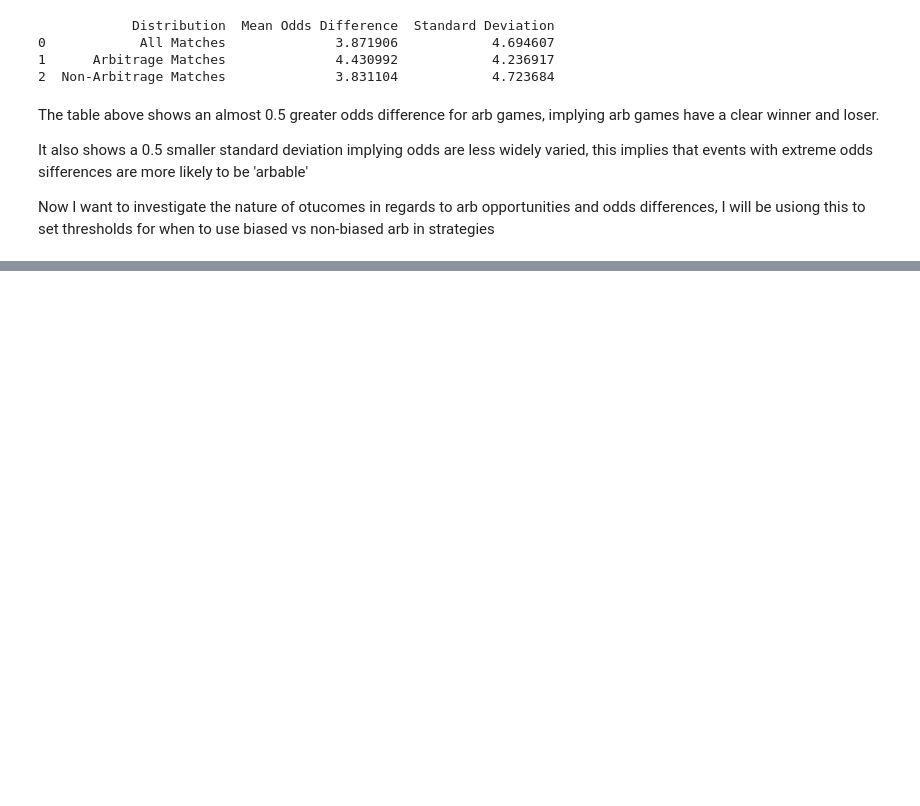
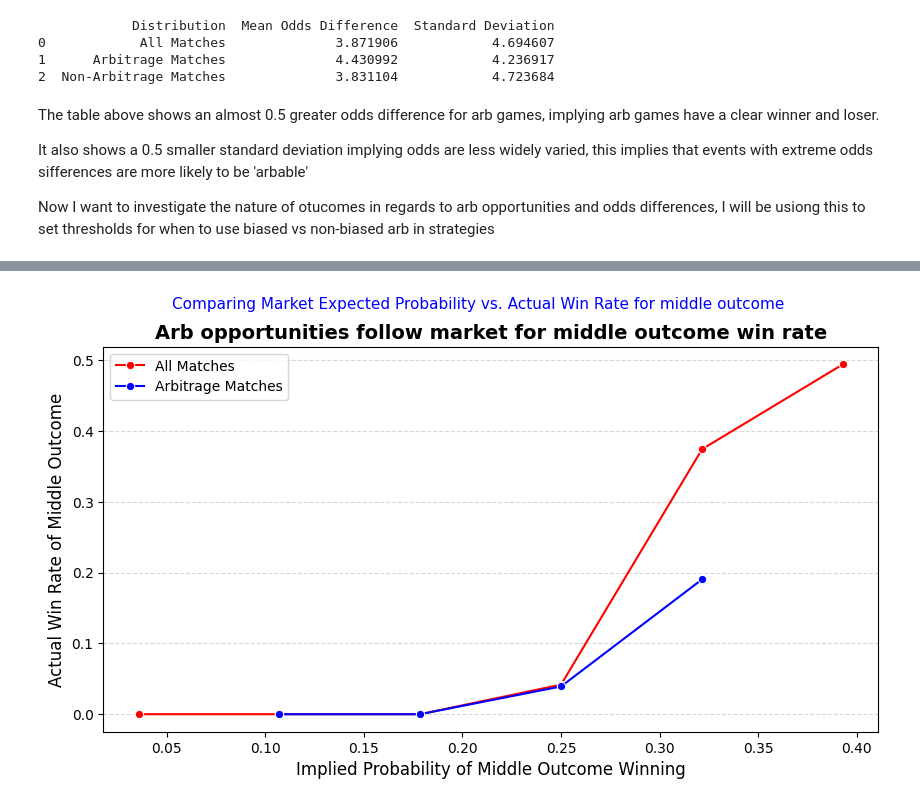
Before and after one commit to thoomkuzhymatthew/EPL_arb_betting, a Jupyter notebook: code/NB04-arbitrage_betting_strategies.ipynb, the cells around one changed output, grey strips where cells are left out. Saved outputs shown, nothing was run; the diff lists cells and outputs as text; code cells hidden in the pictures; blank space fills up the shorter version.

```diff
--- a/code/NB04-arbitrage_betting_strategies.ipynb
+++ b/code/NB04-arbitrage_betting_strategies.ipynb
@@ -446,0 +496,56 @@ by examining the FTR column relative to the odds differences of each event, I wa
+# %%
+
+# ---- Identify Middle-Priced Outcome ----
+def get_middle_priced_outcome(row):
+    odds = {"H": row["max_home"], "A": row["max_away"], "D": row["max_draw"]}
+    sorted_outcomes = sorted(odds.items(), key=lambda x: x[1])  # Sort by odds value
+    return sorted_outcomes[1][0]  # Middle outcome (2nd in sorted list)
+
+merged_df["middle_outcome"] = merged_df.apply(get_middle_priced_outcome, axis=1)
+
+# ---- Assign Whether the Middle-Priced Outcome Won ----
+merged_df["middle_outcome_won"] = merged_df.apply(lambda row: row["FTR"] == row["middle_outcome"], axis=1).astype(int)
+
+# ---- Compute Implied Probability of Middle Outcome ----
+merged_df["implied_prob_middle"] = 1 / merged_df[["max_home", "max_away", "max_draw"]].apply(lambda x: sorted(x)[1], axis=1)
+
+# ---- Split Data: Arbitrage Matches vs. All Matches ----
+arb_events_df = merged_df[merged_df["arbitrage_margin"] > 0].copy()
+
+# ---- Compute Win Rates by Implied Probability Bins (Using Broader Bins) ----
+bins = np.linspace(0, 1, 15)  # 10 bins from 0% to 100% probability for stability
+merged_df["implied_prob_bin"] = pd.cut(merged_df["implied_prob_middle"], bins=bins, right=False)
+arb_events_df["implied_prob_bin"] = pd.cut(arb_events_df["implied_prob_middle"], bins=bins, right=False)
+
+# Compute win rate per implied probability bin
+win_rates_all = merged_df.groupby("implied_prob_bin")["middle_outcome_won"].mean().reset_index()
+win_rates_arb = arb_events_df.groupby("implied_prob_bin")["middle_outcome_won"].mean().reset_index()
+
+# Convert bin labels to numeric values (midpoint of range) for plotting
+win_rates_all["implied_prob_mid"] = win_rates_all["implied_prob_bin"].apply(lambda x: (x.left + x.right) / 2)
+win_rates_arb["implied_prob_mid"] = win_rates_arb["implied_prob_bin"].apply(lambda x: (x.left + x.right) / 2)
+
+# ---- Plot Middle Outcome Win Rate vs. Implied Probability ----
+plt.figure(figsize=(10, 5))
+
+# All matches in red
+sns.lineplot(x=win_rates_all["implied_prob_mid"], y=win_rates_all["middle_outcome_won"], marker="o", color="red", label="All Matches")
+
+# Arbitrage sample in blue
+sns.lineplot(x=win_rates_arb["implied_prob_mid"], y=win_rates_arb["middle_outcome_won"], marker="o", color="blue", label="Arbitrage Matches")
+
+# Formatting
+plt.xlabel("Implied Probability of Middle Outcome Winning", fontsize=12)
+plt.ylabel("Actual Win Rate of Middle Outcome", fontsize=12)
+plt.title("Arb opportunities follow market for middle outcome win rate", fontsize=14, fontweight="bold")
+plt.suptitle("Comparing Market Expected Probability vs. Actual Win Rate for middle outcome", fontsize=11, color="blue")
+plt.grid(axis="y", linestyle="--", alpha=0.5)
+plt.xticks(fontsize=10)
+plt.yticks(fontsize=10)
+plt.legend()
+
+# Save and show plot
+plt.savefig("../data/visualisations/arb_betting_strategies/middle_outcome_win_vs_implied_prob.png", bbox_inches="tight")
+plt.show()
+# %% [output]
+[figure, added]
```
Also changed, not shown: parts of 25 cells of this notebook.
